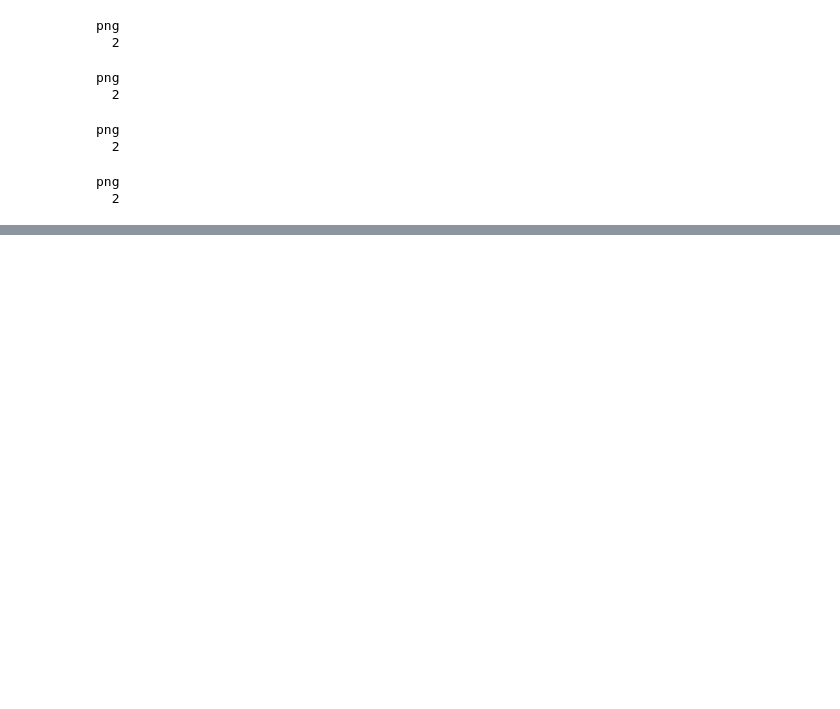
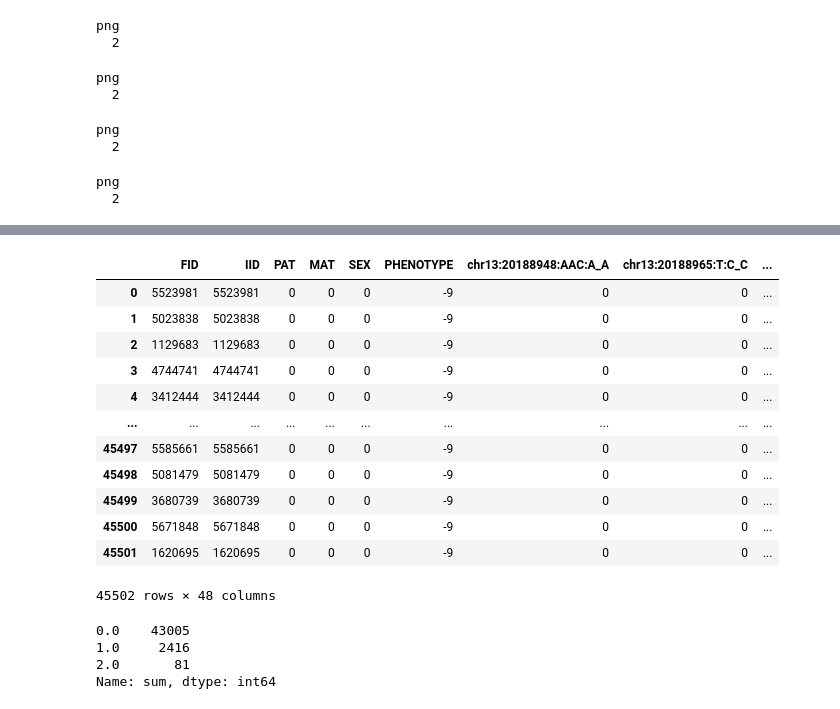
Before and after one commit to statgenetics/UKBB_GWAS_dev, a Jupyter notebook: workflow/rarevarianttable.ipynb, the cells around one changed output, grey strips where cells are left out. Drawn from its saved outputs; the diff is of its cells as text; code cells hidden in the pictures; blank space fills up the shorter version.

```diff
--- a/workflow/rarevarianttable.ipynb
+++ b/workflow/rarevarianttable.ipynb
@@ -5249,0 +5444,25 @@ png
+# %%
+raw = pd.read_csv("~/UKBiobank/results/REGENIE_results/results_burden_exome/012822_anno_tables/f2247.GJB2.Mask2.0.01/f2247.GJB2.Mask2.0.01.pathogenic.add35delG.raw",sep=" ",header=0)
+raw
+# %% [output]
+|  | FID | IID | PAT | MAT | SEX | PHENOTYPE | chr13:20188948:AAC:A_A | chr13:20188965:T:C_C | ... |
+| 0 | 5523981 | 5523981 | 0 | 0 | 0 | -9 | 0 | 0 | ... |
+| 1 | 5023838 | 5023838 | 0 | 0 | 0 | -9 | 0 | 0 | ... |
+| 2 | 1129683 | 1129683 | 0 | 0 | 0 | -9 | 0 | 0 | ... |
+| 3 | 4744741 | 4744741 | 0 | 0 | 0 | -9 | 0 | 0 | ... |
+| 4 | 3412444 | 3412444 | 0 | 0 | 0 | -9 | 0 | 0 | ... |
+| ... | ... | ... | ... | ... | ... | ... | ... | ... | ... |
+| 45497 | 5585661 | 5585661 | 0 | 0 | 0 | -9 | 0 | 0 | ... |
+| 45498 | 5081479 | 5081479 | 0 | 0 | 0 | -9 | 0 | 0 | ... |
+| 45499 | 3680739 | 3680739 | 0 | 0 | 0 | -9 | 0 | 0 | ... |
+| 45500 | 5671848 | 5671848 | 0 | 0 | 0 | -9 | 0 | 0 | ... |
+| 45501 | 1620695 | 1620695 | 0 | 0 | 0 | -9 | 0 | 0 | ... |
+45502 rows × 48 columns
+# %%
+raw["sum"] = raw.iloc[:,6:].sum(axis=1,skipna=True)
+raw["sum"].value_counts()
+# %% [output]
+0.0    43005
+1.0     2416
+2.0       81
+Name: sum, dtype: int64
```
Also changed, not shown: parts of 11 cells of this notebook, 1 other file.
